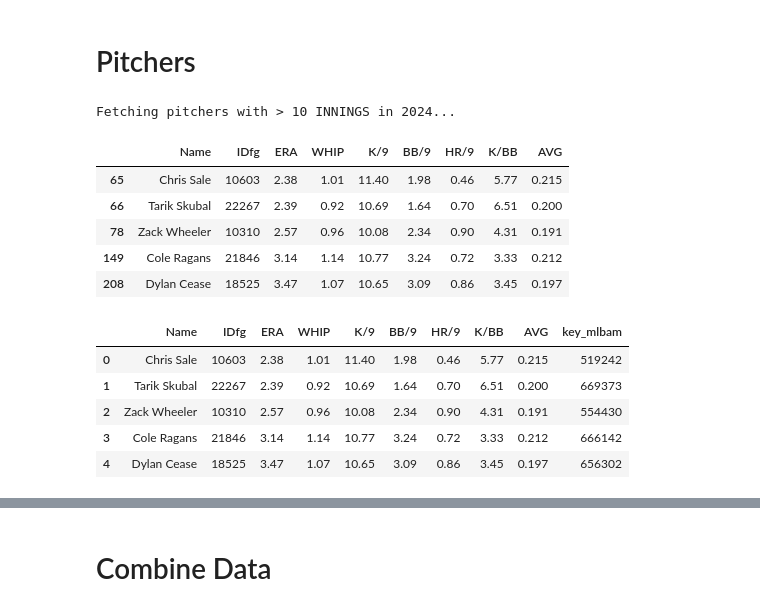
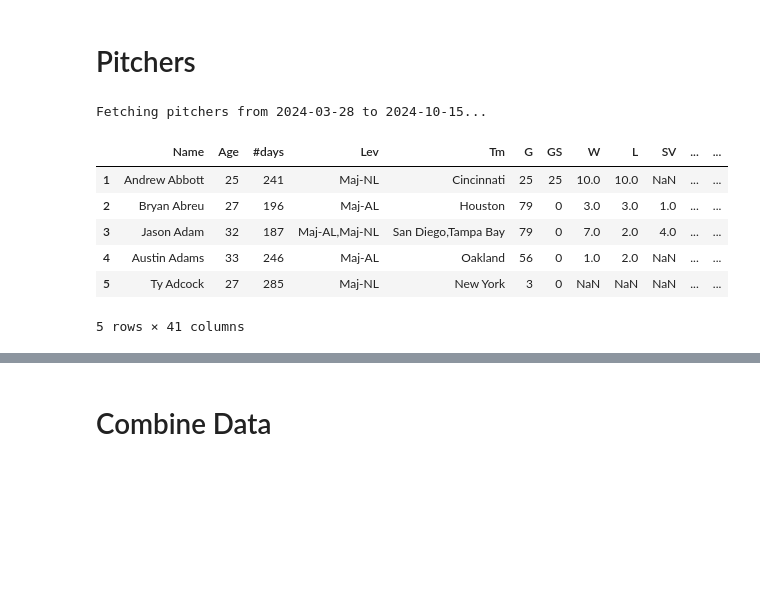
Before and after one commit to JSakuraa/mlb-hit-prediction, a Jupyter notebook: src/DATA_COLLECTION.ipynb, the cells around one changed output, grey strips where cells are left out. Saved outputs shown, nothing was run; the diff lists cells and outputs as text; code cells hidden in the pictures; blank space fills up the shorter version.

```diff
--- a/src/DATA_COLLECTION.ipynb
+++ b/src/DATA_COLLECTION.ipynb
@@ -8,7 +8,7 @@ warnings.filterwarnings("ignore")
 # %%
 YEAR = 2024
 MIN_PA = 100
-START_DATE = f"{YEAR}-03-20"
+START_DATE = f"{YEAR}-03-28"
 END_DATE = f"{YEAR}-10-15"
 TEAM = "BOS"
 # %% [markdown]
@@ -137,41 +137,22 @@ MIN_I = 10
 # %%
-from pybaseball import pitching_stats
+from pybaseball import pitching_stats_range
 
-def get_qualified_pitchers(year=YEAR, min_i=MIN_I):
-    print(f"Fetching pitchers with > {min_i} INNINGS in {year}...")
+def get_qualified_pitchers(start_dt=START_DATE, end_dt=END_DATE):
+    print(f"Fetching pitchers from {start_dt} to {end_dt}...")
 
-    pitching_stats_2024 = pitching_stats(year, qual=min_i)
+    pitching_stats_2024 = pitching_stats_range(start_dt, end_dt)
 
-    return pitching_stats_2024[["Name", "IDfg", "ERA", "WHIP", "K/9", "BB/9", "HR/9", "K/BB", "AVG"]]
+    return pitching_stats_2024
 # %%
 qualified_pitchers = get_qualified_pitchers()
+qualified_pitchers.to_csv("../data/all_pitcher_data.csv", index=False)
 qualified_pitchers.head()
 # %% [output]
-Fetching pitchers with > 10 INNINGS in 2024...
+Fetching pitchers from 2024-03-28 to 2024-10-15...
-|  | Name | IDfg | ERA | WHIP | K/9 | BB/9 | HR/9 | K/BB | AVG |
-| 65 | Chris Sale | 10603 | 2.38 | 1.01 | 11.40 | 1.98 | 0.46 | 5.77 | 0.215 |
-| 66 | Tarik Skubal | 22267 | 2.39 | 0.92 | 10.69 | 1.64 | 0.70 | 6.51 | 0.200 |
-| 78 | Zack Wheeler | 10310 | 2.57 | 0.96 | 10.08 | 2.34 | 0.90 | 4.31 | 0.191 |
-| 149 | Cole Ragans | 21846 | 3.14 | 1.14 | 10.77 | 3.24 | 0.72 | 3.33 | 0.212 |
-| 208 | Dylan Cease | 18525 | 3.47 | 1.07 | 10.65 | 3.09 | 0.86 | 3.45 | 0.197 |
+|  | Name | Age | #days | Lev | Tm | G | GS | W | L | SV | ... | ... |
+| 1 | Andrew Abbott | 25 | 241 | Maj-NL | Cincinnati | 25 | 25 | 10.0 | 10.0 | NaN | ... | ... |
+| 2 | Bryan Abreu | 27 | 196 | Maj-AL | Houston | 79 | 0 | 3.0 | 3.0 | 1.0 | ... | ... |
+| 3 | Jason Adam | 32 | 187 | Maj-AL,Maj-NL | San Diego,Tampa Bay | 79 | 0 | 7.0 | 2.0 | 4.0 | ... | ... |
+| 4 | Austin Adams | 33 | 246 | Maj-AL | Oakland | 56 | 0 | 1.0 | 2.0 | NaN | ... | ... |
+| 5 | Ty Adcock | 27 | 285 | Maj-NL | New York | 3 | 0 | NaN | NaN | NaN | ... | ... |
+5 rows × 41 columns
-# %%
-pitcher_ids = pd.read_csv("../data/pitcher_lookup_table.csv")
-
-qualified_pitcher_ids = pd.merge(
-    qualified_pitchers,
-    pitcher_ids[["key_fangraphs", "key_mlbam"]],
-    left_on="IDfg",
-    right_on="key_fangraphs",
-    how="inner"
-)
-
-qualified_pitcher_ids.drop(columns="key_fangraphs", inplace=True)
-
-qualified_pitcher_ids.head()
-# %% [output]
-|  | Name | IDfg | ERA | WHIP | K/9 | BB/9 | HR/9 | K/BB | AVG | key_mlbam |
-| 0 | Chris Sale | 10603 | 2.38 | 1.01 | 11.40 | 1.98 | 0.46 | 5.77 | 0.215 | 519242 |
-| 1 | Tarik Skubal | 22267 | 2.39 | 0.92 | 10.69 | 1.64 | 0.70 | 6.51 | 0.200 | 669373 |
-| 2 | Zack Wheeler | 10310 | 2.57 | 0.96 | 10.08 | 2.34 | 0.90 | 4.31 | 0.191 | 554430 |
-| 3 | Cole Ragans | 21846 | 3.14 | 1.14 | 10.77 | 3.24 | 0.72 | 3.33 | 0.212 | 666142 |
-| 4 | Dylan Cease | 18525 | 3.47 | 1.07 | 10.65 | 3.09 | 0.86 | 3.45 | 0.197 | 656302 |
```
Also changed, not shown: parts of 11 cells of this notebook, 8 other files.
